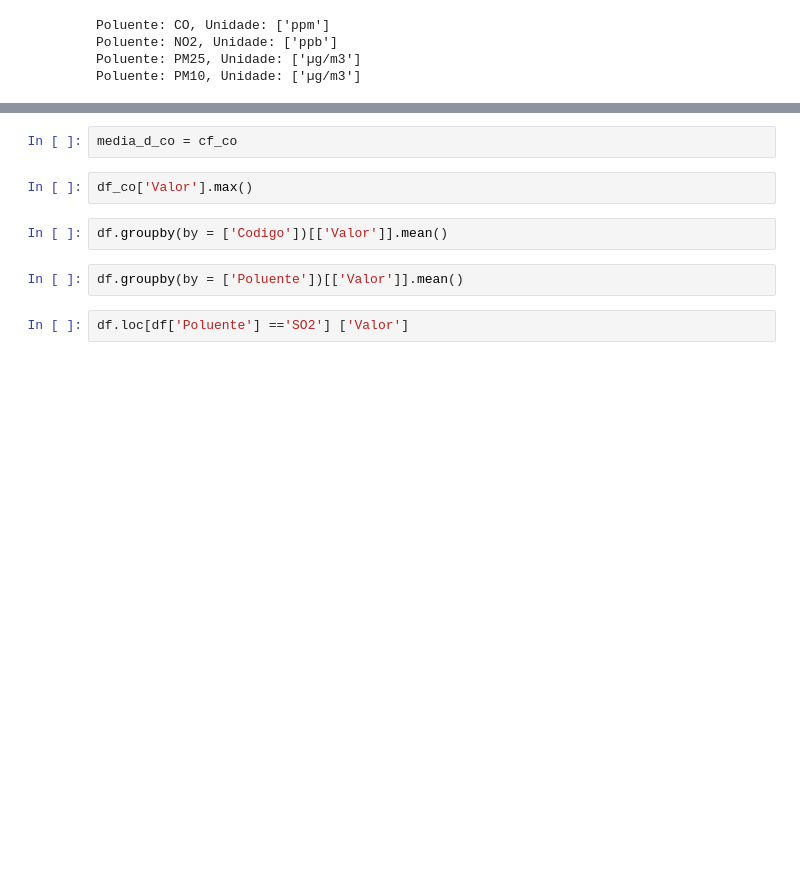
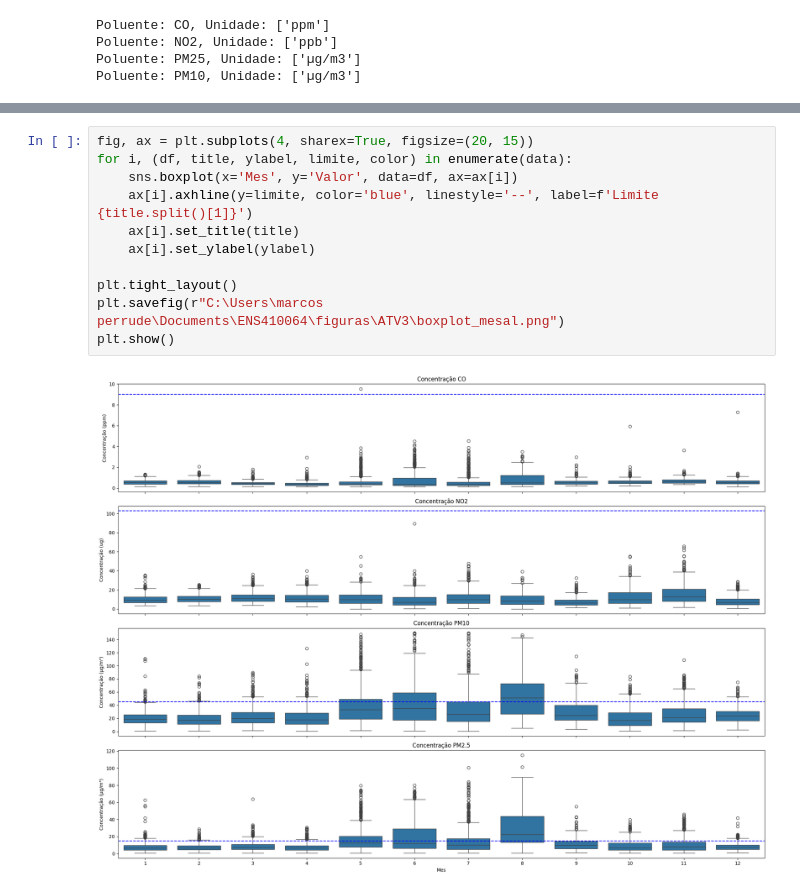
Before and after one commit to Marcosperrude/ENS410064, a Jupyter notebook: scripts/Atividade3.ipynb, the cells around one changed output, grey strips where cells are left out. Saved outputs shown, nothing was run; the diff lists cells and outputs as text; blank space fills up the shorter version.

```diff
--- a/scripts/Atividade3.ipynb
+++ b/scripts/Atividade3.ipynb
@@ -314,10 +97,13 @@ Plotando o grafico de linha em comparação com o limite da CONAMA 491/2018 para
-# %%
-media_d_co = cf_co
-# %%
-df_co['Valor'].max()
-# %%
-df.groupby(by = ['Codigo'])[['Valor']].mean()
-# %%
-df.groupby(by = ['Poluente'])[['Valor']].mean()
-# %%
-df.loc[df['Poluente'] =='SO2'] ['Valor']
+# %%
+fig, ax = plt.subplots(4, sharex=True, figsize=(20, 15))
+for i, (df, title, ylabel, limite, color) in enumerate(data):
+    sns.boxplot(x='Mes', y='Valor', data=df, ax=ax[i])
+    ax[i].axhline(y=limite, color='blue', linestyle='--', label=f'Limite {title.split()[1]}')
+    ax[i].set_title(title)
+    ax[i].set_ylabel(ylabel)
+
+plt.tight_layout()
+plt.savefig(r"C:\Users\marcos perrude\Documents\ENS410064\figuras\ATV3\boxplot_mesal.png")
+plt.show()
+# %% [output]
+[figure, added]
```
Also changed, not shown: parts of 25 cells of this notebook.
